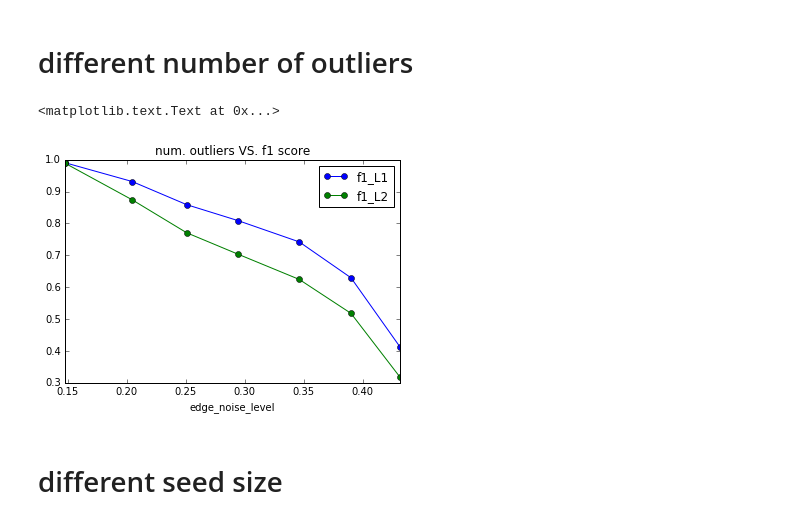
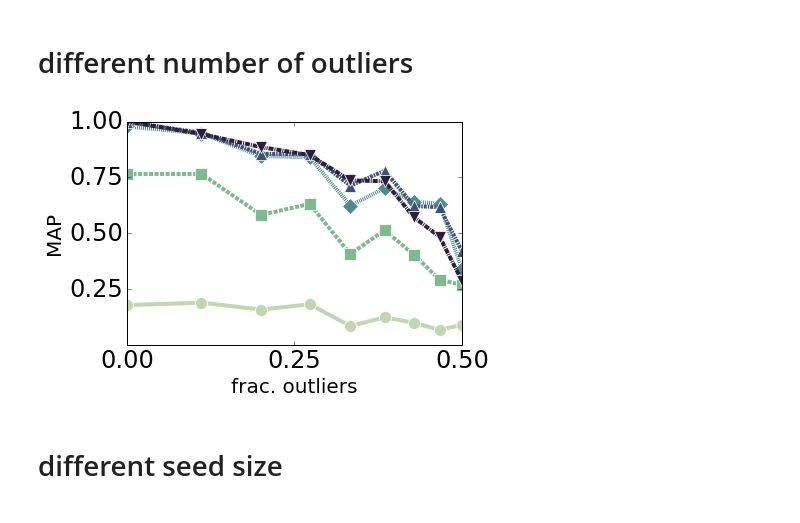
Before and after one commit to xiaohan2012/signed-local-community, a Jupyter notebook: experiment_on_synthetic_graphs.ipynb, the cells around one changed output. Saved outputs shown, nothing was run; the diff lists cells and outputs as text; code cells hidden in the pictures.

```diff
--- a/experiment_on_synthetic_graphs.ipynb
+++ b/experiment_on_synthetic_graphs.ipynb
@@ -211,16 +53,25 @@ ax.set_title('frac. edge level VS. f1 score')
 # %% [markdown]
 # different number of outliers
-# %%
-perf_df = pd.read_csv('outputs/effect_of_outlier_size.csv')
-avg_df = perf_df[['f1_L1', 'f1_L2', 'nn', 'edge_noise_level']].groupby('nn').mean()
-
-fig, ax = plt.subplots(1, 1)
-avg_df.reset_index(level=0, inplace=True)
-
-avg_df.plot(x='edge_noise_level', y=['f1_L1', 'f1_L2'], style=['o-', 'o-'], ax=ax)
-ax.set_title('num. outliers VS. f1 score')
-# %% [output]
-<matplotlib.text.Text at 0x...>
-[figure, removed]
+# %%
+perf_df = pd.read_csv('outputs/effect_of_outlier_size.csv')
+perf_df['kappa'] = perf_df['kappa'].apply(lambda v: "${:.1f}$".format(v))
+n_community_nodes = 320
+perf_df['frac_nn'] = perf_df['nn'] / (perf_df['nn'] + n_community_nodes)
+
+avg_df = perf_df[['MAP', 'frac_nn', 'kappa', 'edge_noise_level']].groupby(['frac_nn', 'kappa']).mean()
+
+fig, ax = plt.subplots(1, 1)
+avg_df.reset_index(inplace=True)
+
+lp = sns.lineplot(
+    x='frac_nn', y='MAP', hue='kappa', data=avg_df, ax=ax,
+    legend=False,
+    **styles
+)
+ax.set_xlabel('frac. outliers')
+lp.set(xticks=[0.0, 0.25, 0.5], yticks=[0.25, 0.5, 0.75, 1.0])
+fig.savefig('figs/synthetic_experiment/effect_of_outlier.pdf')
+# %% [output]
+[figure, added]
 # %% [markdown]
 # different seed size
```
Also changed, not shown: parts of 21 cells of this notebook.
